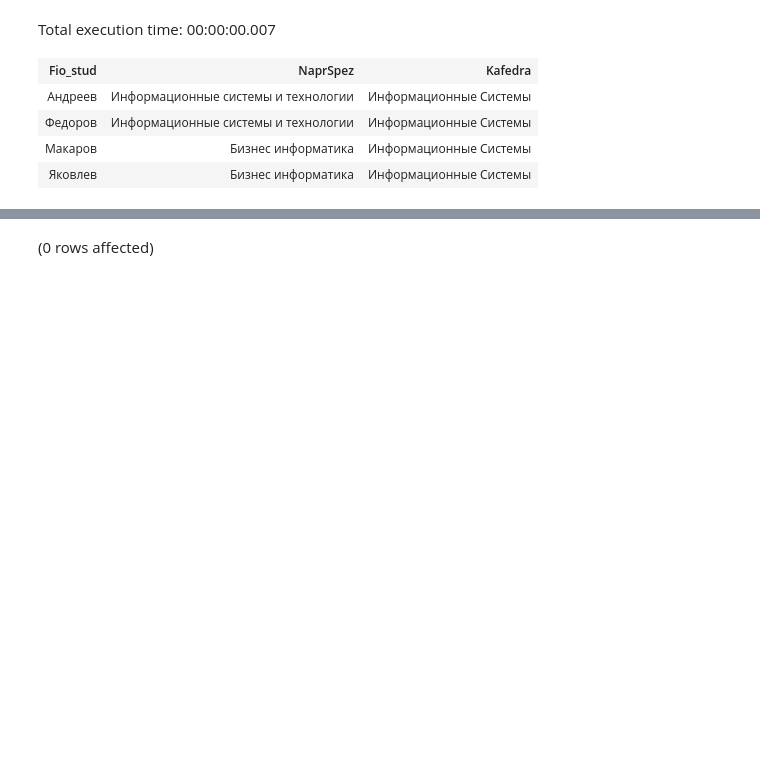
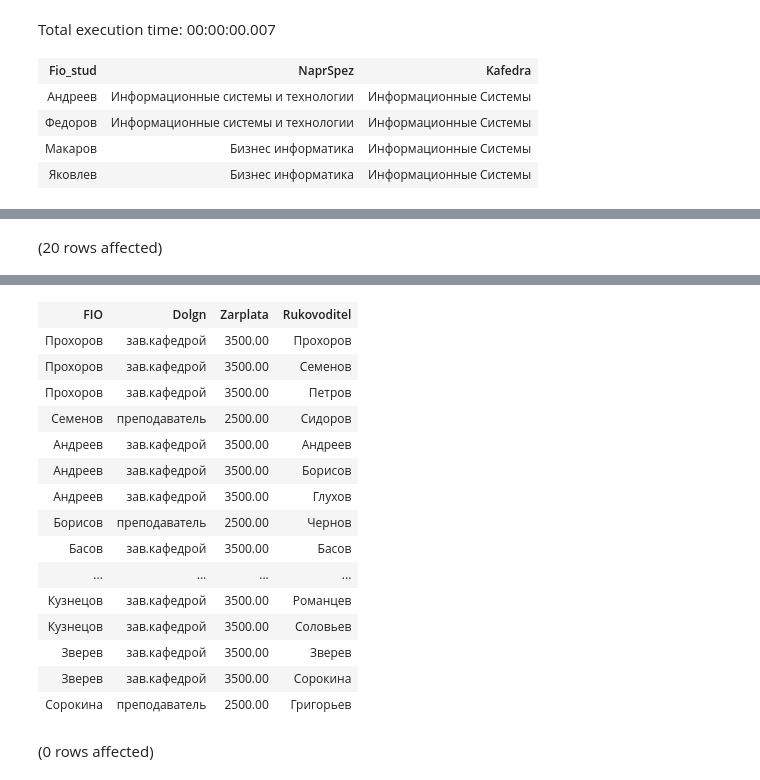
Before and after one commit to petrik33/BSU-Data-Engineering, a Jupyter notebook: 8. Table Joins/notebook.ipynb, the cells around one changed output, grey strips where cells are left out. Drawn from its saved outputs; the diff is of its cells as text; code cells hidden in the pictures; blank space fills up the shorter version.

```diff
--- a/8. Table Joins/notebook.ipynb
+++ b/8. Table Joins/notebook.ipynb
@@ -65,0 +95,6 @@ Total execution time: 00:00:00.007
+# %%
+SELECT
+    S.FIO, S.Dolgn, S.Zarplata, P.FIO AS Rukovoditel
+    FROM Sotrudnik S INNER JOIN Sotrudnik P ON S.TabNom = P.TabNom_ruk
+# %% [output]
+(20 rows affected)
@@ -66,3 +102,19 @@ Total execution time: 00:00:00.007
+| FIO | Dolgn | Zarplata | Rukovoditel |
+| Прохоров | зав.кафедрой | 3500.00 | Прохоров |
+| Прохоров | зав.кафедрой | 3500.00 | Семенов |
+| Прохоров | зав.кафедрой | 3500.00 | Петров |
+| Семенов | преподаватель | 2500.00 | Сидоров |
+| Андреев | зав.кафедрой | 3500.00 | Андреев |
+| Андреев | зав.кафедрой | 3500.00 | Борисов |
+| Андреев | зав.кафедрой | 3500.00 | Глухов |
+| Борисов | преподаватель | 2500.00 | Чернов |
+| Басов | зав.кафедрой | 3500.00 | Басов |
+| ... | ... | ... | ... |
+| Кузнецов | зав.кафедрой | 3500.00 | Романцев |
+| Кузнецов | зав.кафедрой | 3500.00 | Соловьев |
+| Зверев | зав.кафедрой | 3500.00 | Зверев |
+| Зверев | зав.кафедрой | 3500.00 | Сорокина |
+| Сорокина | преподаватель | 2500.00 | Григорьев |
 # %%
 
 select
```
Also changed, not shown: parts of 38 cells of this notebook.
